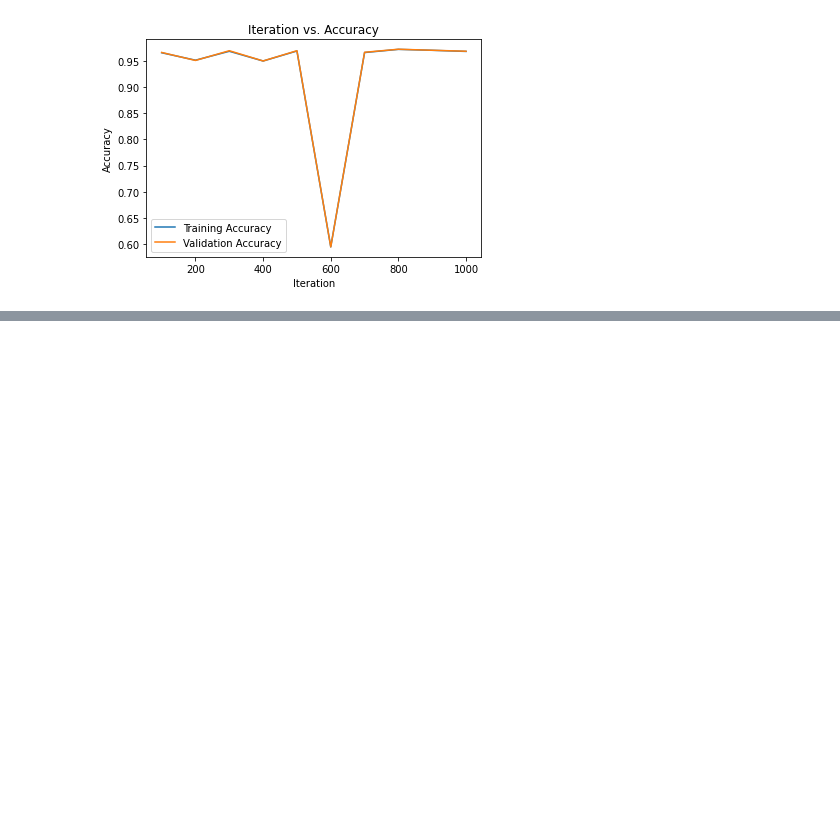
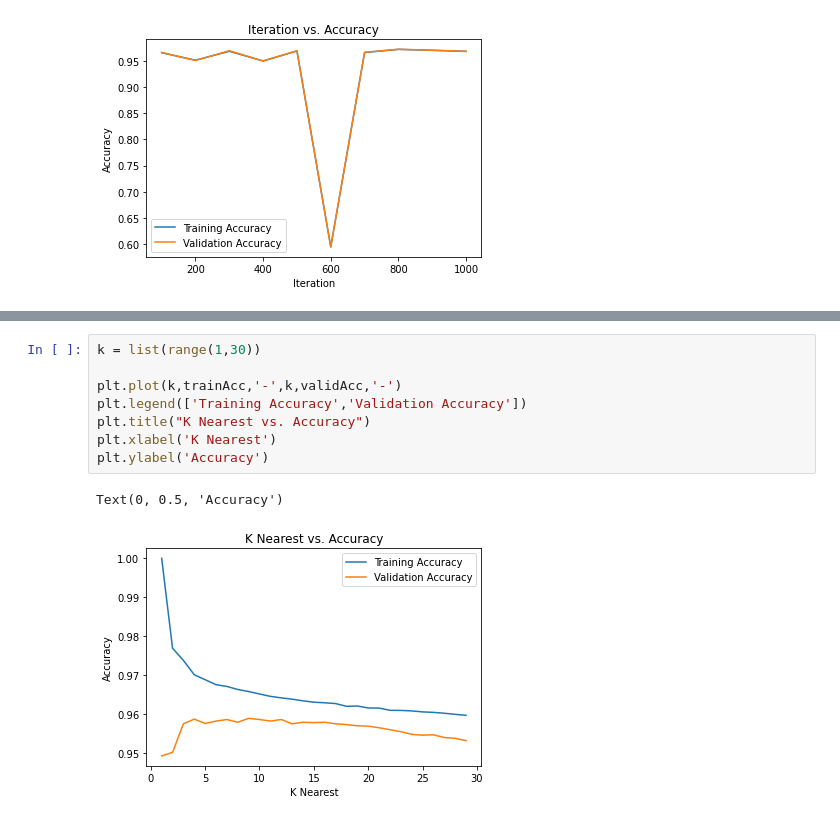
Before and after one commit to Jenil-Vekaria/StellarClassification, a Jupyter notebook: Classification.ipynb, the cells around one changed output, grey strips where cells are left out. Drawn from its saved outputs; the diff is of its cells as text; blank space fills up the shorter version.

```diff
--- a/Classification.ipynb
+++ b/Classification.ipynb
@@ -218,0 +312,11 @@ testAcc
+# %%
+k = list(range(1,30))
+
+plt.plot(k,trainAcc,'-',k,validAcc,'-')
+plt.legend(['Training Accuracy','Validation Accuracy'])
+plt.title("K Nearest vs. Accuracy")
+plt.xlabel('K Nearest')
+plt.ylabel('Accuracy')
+# %% [output]
+Text(0, 0.5, 'Accuracy')
+[figure, added]
```
Also changed, not shown: parts of 14 cells of this notebook, 2 other files.
